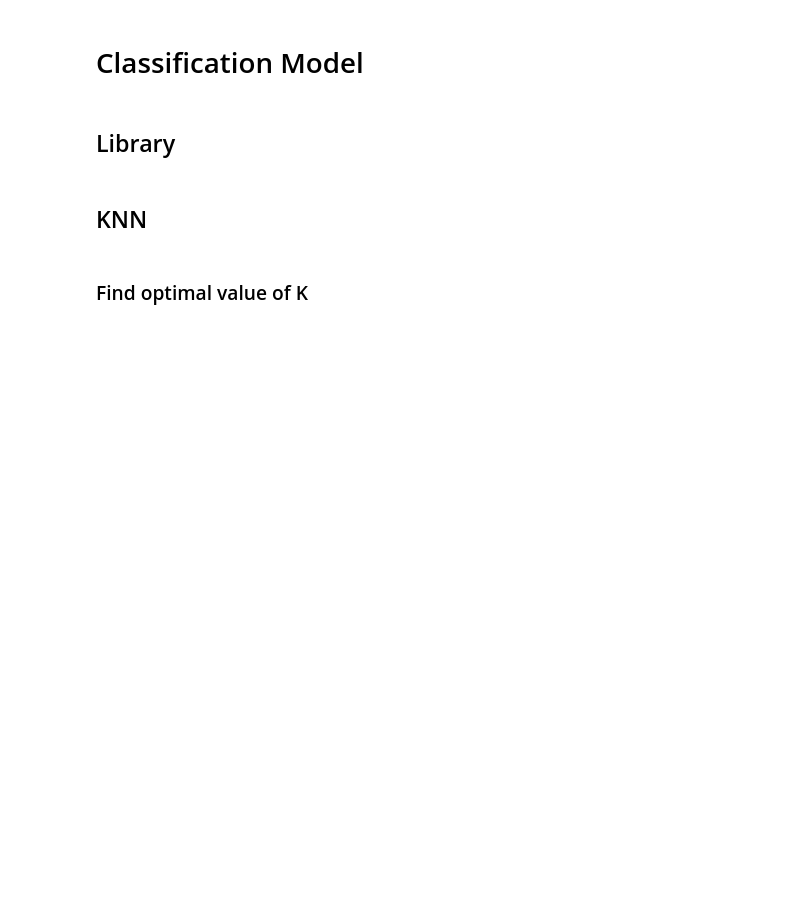
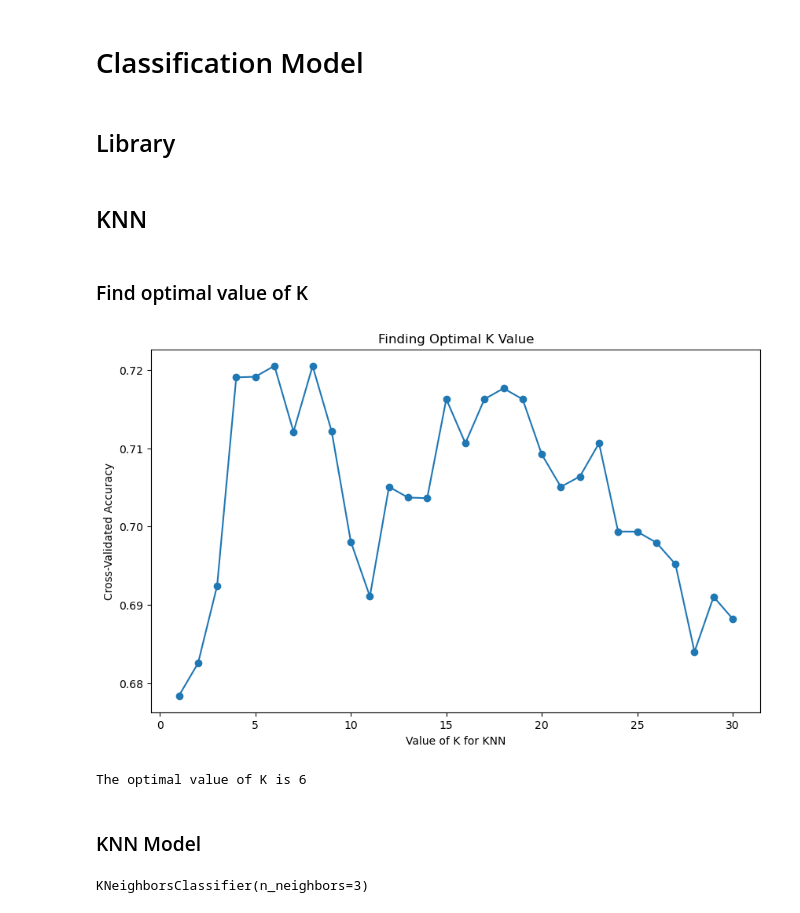
Before and after one commit to KhadafiZubaidiDev/my-projects, a Jupyter notebook: model-explanation/main.ipynb, the cells around one changed output. Saved outputs shown, nothing was run; the diff lists cells and outputs as text; code cells hidden in the pictures; blank space fills up the shorter version.

```diff
--- a/model-explanation/main.ipynb
+++ b/model-explanation/main.ipynb
@@ -218,3 +218,34 @@ def classification_eval(aktual, prediksi, name):
 ## KNN
 # %% [markdown]
 ### Find optimal value of K
+# %%
+k_range = range(1, 31) # K between 1 to 31
+k_scores = []
+
+# Perform cross-validation for each K
+for k in k_range:
+    knn = KNeighborsClassifier(n_neighbors=k)
+    scores = cross_val_score(knn, X_train, y_train, cv=10, scoring='accuracy')
+    k_scores.append(scores.mean())
+
+# Plotting the results
+plt.figure(figsize=(10, 6))
+plt.plot(k_range, k_scores, marker='o')
+plt.xlabel('Value of K for KNN')
+plt.ylabel('Cross-Validated Accuracy')
+plt.title('Finding Optimal K Value')
+plt.show()
+
+# Find the optimal K value
+optimal_k = k_range[np.argmax(k_scores)]
+print(f'The optimal value of K is {optimal_k}')
+# %% [output]
+[figure, added]
+The optimal value of K is 6
+# %% [markdown]
+### KNN Model
+# %%
+knn = KNeighborsClassifier(n_neighbors=3)
+knn.fit(X_train_scaled,y_train)
+# %% [output]
+KNeighborsClassifier(n_neighbors=3)
```
Also changed, not shown: parts of 10 cells of this notebook.
